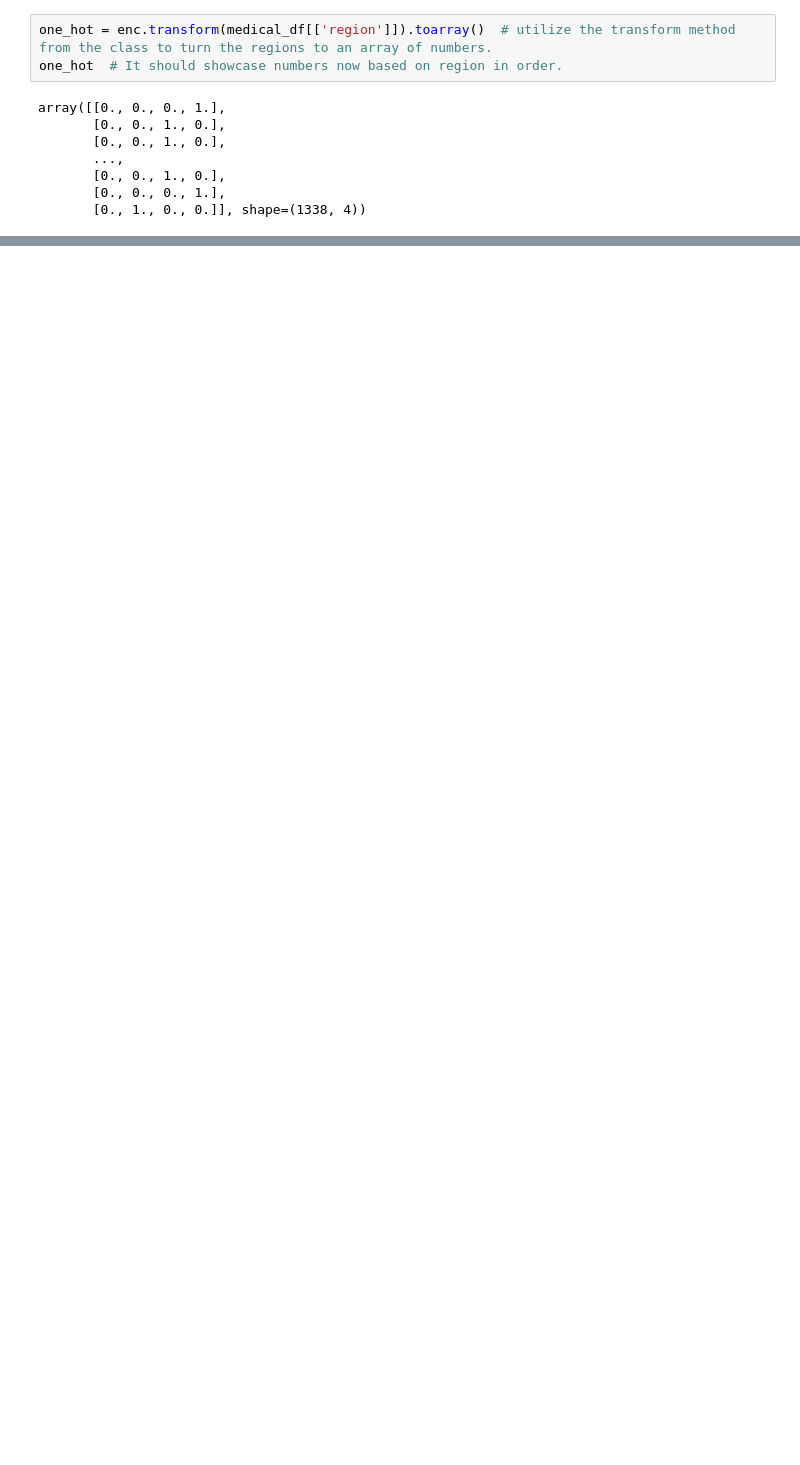
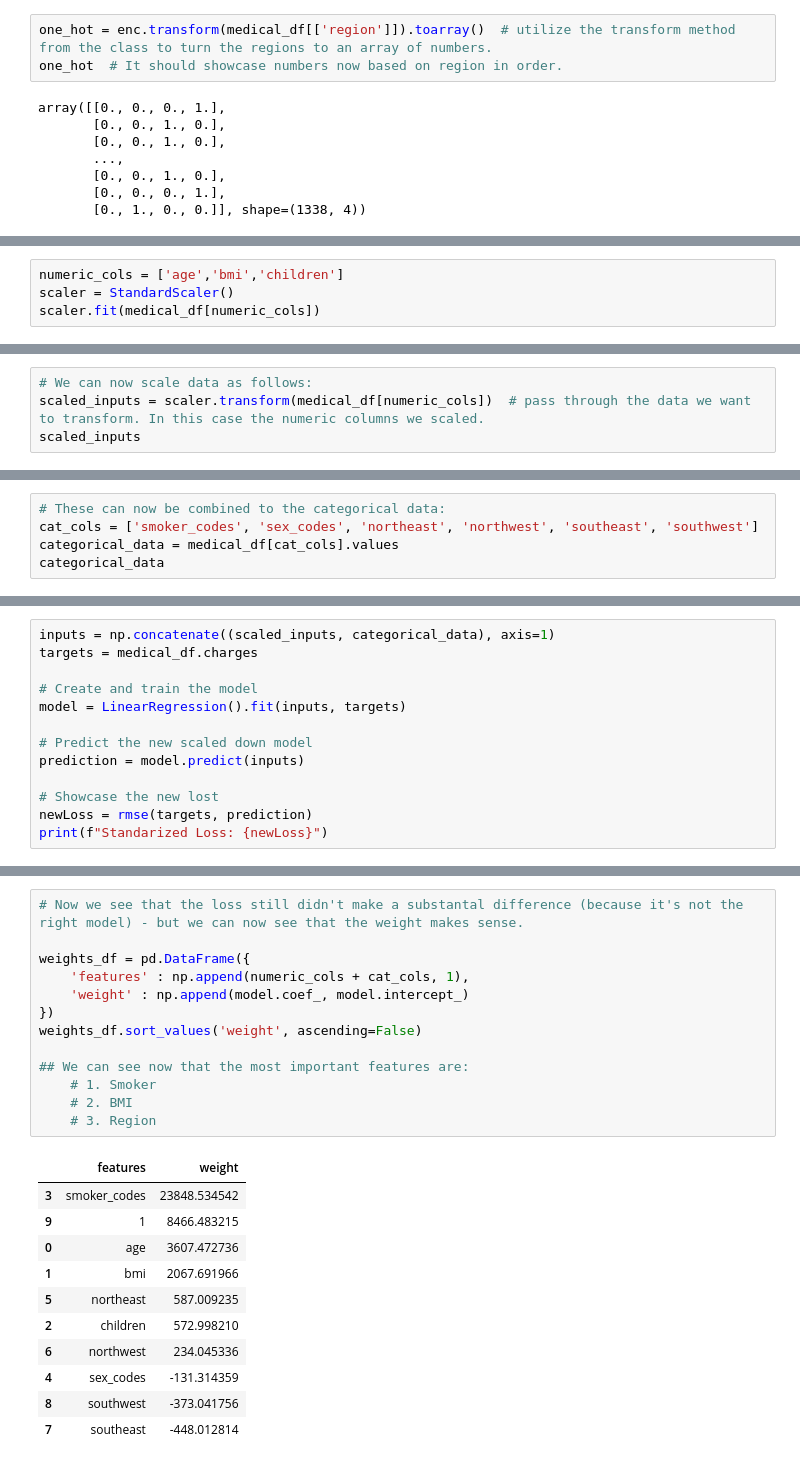
Before and after one commit to LeeBoy-Hmong/MachineLearning, a Jupyter notebook: LinearRegression.ipynb, the cells around one changed output, grey strips where cells are left out. Saved outputs shown, nothing was run; the diff lists cells and outputs as text; blank space fills up the shorter version.

Commit message:
Standardization & Scaling with limited data

```diff
--- a/LinearRegression.ipynb
+++ b/LinearRegression.ipynb
@@ -773,0 +837,4 @@ medical_df
+# %%
+numeric_cols = ['age','bmi','children']
+scaler = StandardScaler()
+scaler.fit(medical_df[numeric_cols])
@@ -773,0 +851,4 @@ medical_df
+# %%
+# We can now scale data as follows:
+scaled_inputs = scaler.transform(medical_df[numeric_cols])  # pass through the data we want to transform. In this case the numeric columns we scaled.
+scaled_inputs
@@ -773,0 +879,5 @@ medical_df
+# %%
+# These can now be combined to the categorical data:
+cat_cols = ['smoker_codes', 'sex_codes', 'northeast', 'northwest', 'southeast', 'southwest']
+categorical_data = medical_df[cat_cols].values
+categorical_data
@@ -773,0 +892,13 @@ medical_df
+# %%
+inputs = np.concatenate((scaled_inputs, categorical_data), axis=1)
+targets = medical_df.charges
+
+# Create and train the model
+model = LinearRegression().fit(inputs, targets)
+
+# Predict the new scaled down model
+prediction = model.predict(inputs)
+
+# Showcase the new lost
+newLoss = rmse(targets, prediction)
+print(f"Standarized Loss: {newLoss}")
@@ -773,0 +907,25 @@ medical_df
+# %%
+# Now we see that the loss still didn't make a substantal difference (because it's not the right model) - but we can now see that the weight makes sense.
+
+weights_df = pd.DataFrame({
+    'features' : np.append(numeric_cols + cat_cols, 1),
+    'weight' : np.append(model.coef_, model.intercept_)
+})
+weights_df.sort_values('weight', ascending=False)
+
+## We can see now that the most important features are:
+    # 1. Smoker
+    # 2. BMI
+    # 3. Region
+# %% [output]
+|  | features | weight |
+| 3 | smoker_codes | 23848.534542 |
+| 9 | 1 | 8466.483215 |
+| 0 | age | 3607.472736 |
+| 1 | bmi | 2067.691966 |
+| 5 | northeast | 587.009235 |
+| 2 | children | 572.998210 |
+| 6 | northwest | 234.045336 |
+| 4 | sex_codes | -131.314359 |
+| 8 | southwest | -373.041756 |
+| 7 | southeast | -448.012814 |
```
Also changed, not shown: parts of 20 cells of this notebook.
